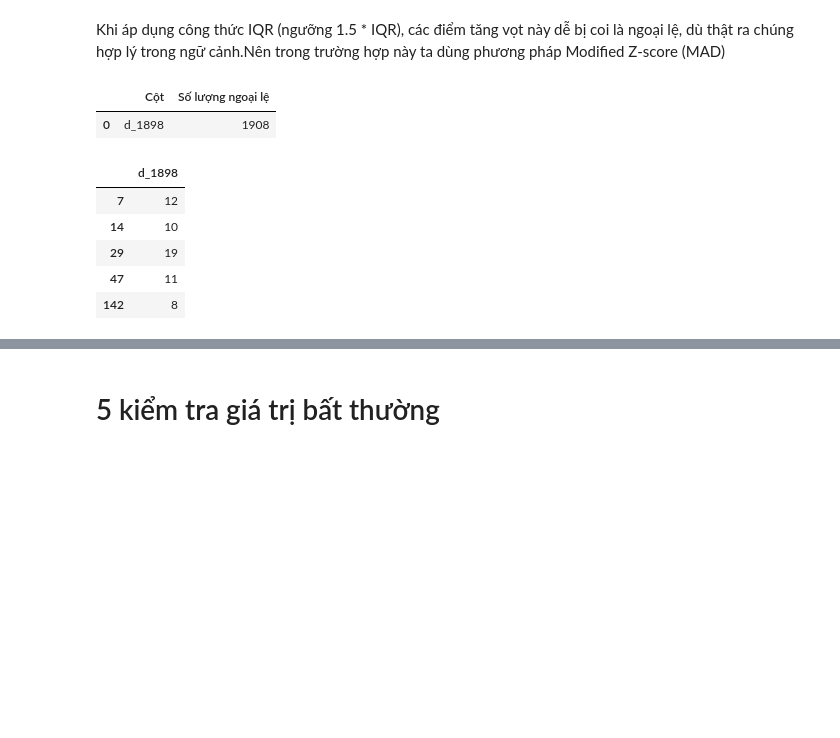
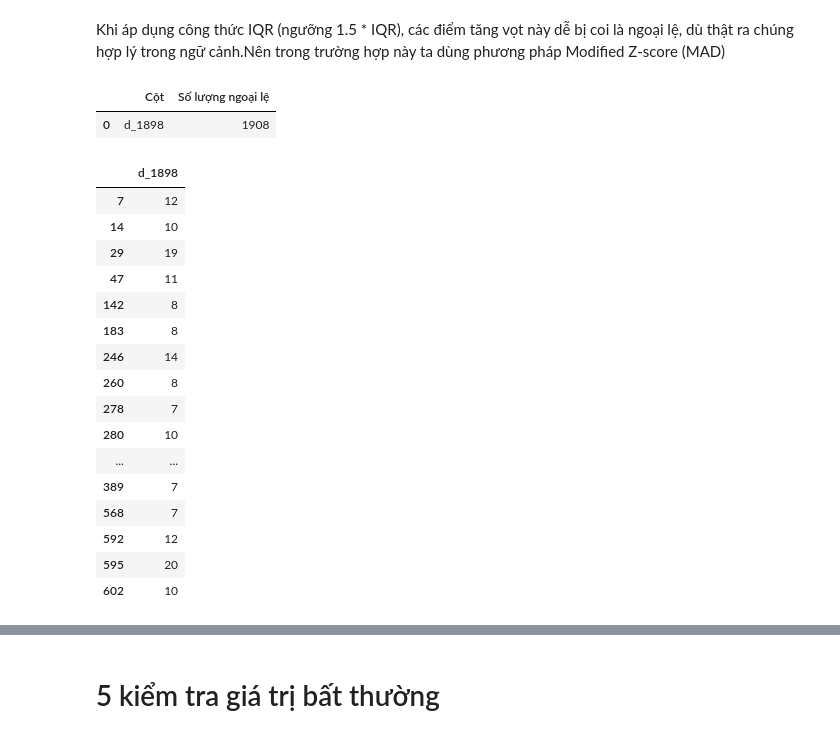
Before and after one commit to NguyenVanTien204/Time_Series_with_Python, a Jupyter notebook: notebook/02_EDA.ipynb, the cells around one changed output, grey strips where cells are left out. Drawn from its saved outputs; the diff is of its cells as text; code cells hidden in the pictures; blank space fills up the shorter version.

```diff
--- a/notebook/02_EDA.ipynb
+++ b/notebook/02_EDA.ipynb
@@ -133,31 +190,42 @@ display(outlier_count_df)
 outliers_all = {}
 
 for col in numeric_cols:
     data = df[col].dropna()
     median = np.median(data)
     mad = np.median(np.abs(data - median))
 
     if mad == 0:
         continue
 
     modified_z_scores = 0.6745 * (data - median) / mad
     outlier_rows = df[np.abs(modified_z_scores) > 3.5]
 
     if not outlier_rows.empty:
         # Lưu nguyên cột để hiển thị đầy đủ
         outliers_all[col] = outlier_rows[col]
 
 # Ghép tất cả các cột ngoại lệ lại thành một DataFrame
 outliers_df = pd.DataFrame(outliers_all)
 
 # Hiển thị
-display(outliers_df.head())
+display(outliers_df.head(20))
 # %% [output]
 |  | Cột | Số lượng ngoại lệ |
 | 0 | d_1898 | 1908 |
 |  | d_1898 |
 | 7 | 12 |
 | 14 | 10 |
 | 29 | 19 |
 | 47 | 11 |
 | 142 | 8 |
+| 183 | 8 |
+| 246 | 14 |
+| 260 | 8 |
+| 278 | 7 |
+| 280 | 10 |
+| ... | ... |
+| 389 | 7 |
+| 568 | 7 |
+| 592 | 12 |
+| 595 | 20 |
+| 602 | 10 |
```
Also changed, not shown: parts of 5 cells of this notebook, 2 other files.
